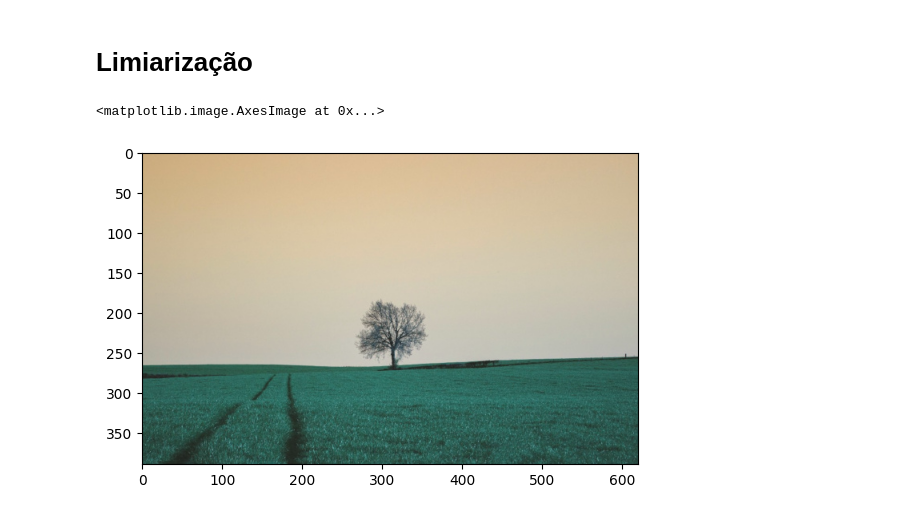
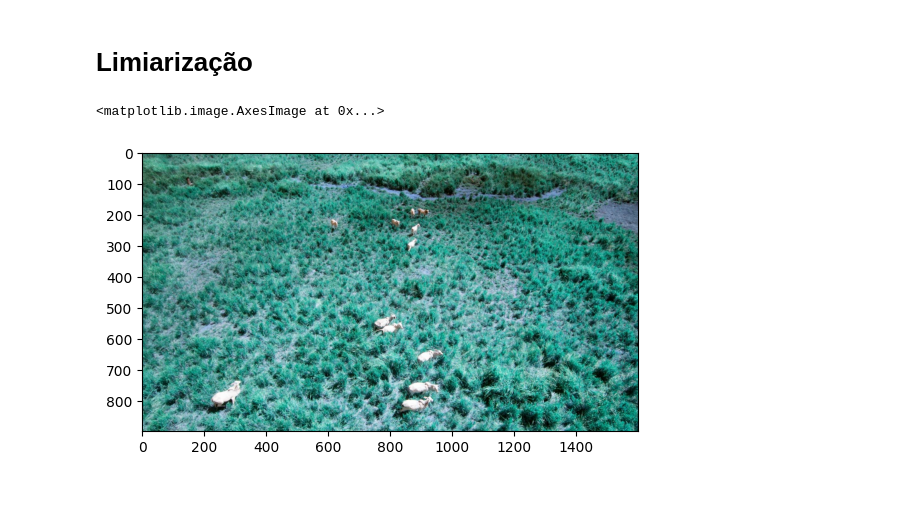
Before and after one commit to eudoxiamoura/CG-OpenCV, a Jupyter notebook: Minicurso_FundamentosCG.ipynb, the cells around one changed output. Saved outputs shown, nothing was run; the diff lists cells and outputs as text; code cells hidden in the pictures.

```diff
--- a/Minicurso_FundamentosCG.ipynb
+++ b/Minicurso_FundamentosCG.ipynb
@@ -43,8 +43,8 @@ Arquivos extraídos para a pasta: ifro
 # %% [markdown]
 # Limiarização
 # %%
-img = cv2.imread('/content/ifro/imagens/paisagem01.jpg')
+img = cv2.imread('/content/ifro/ifro/pasto.jpg')
 plt.imshow(img)
 # %% [output]
 <matplotlib.image.AxesImage at 0x...>
-[figure, old version]
+[figure, new version]
```
Also changed, not shown: parts of 18 cells of this notebook.
